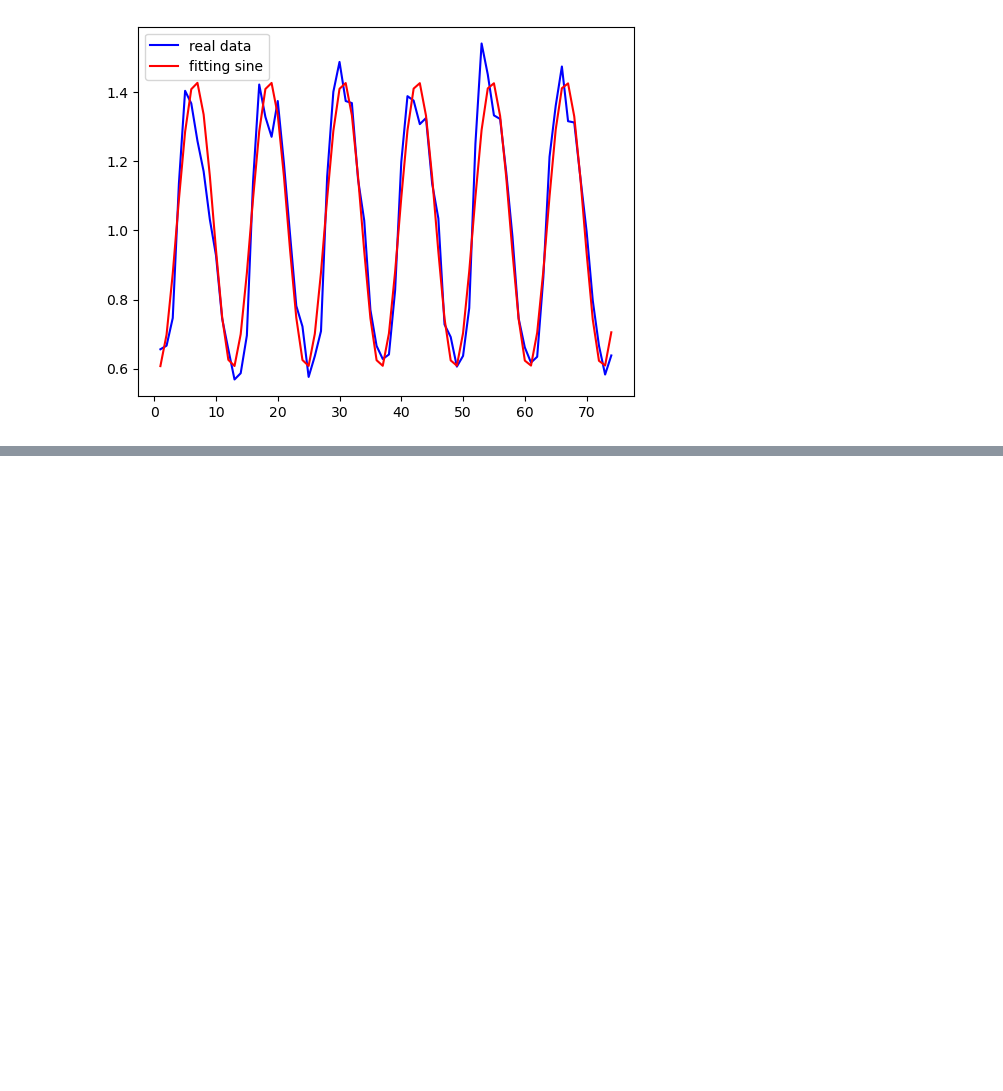
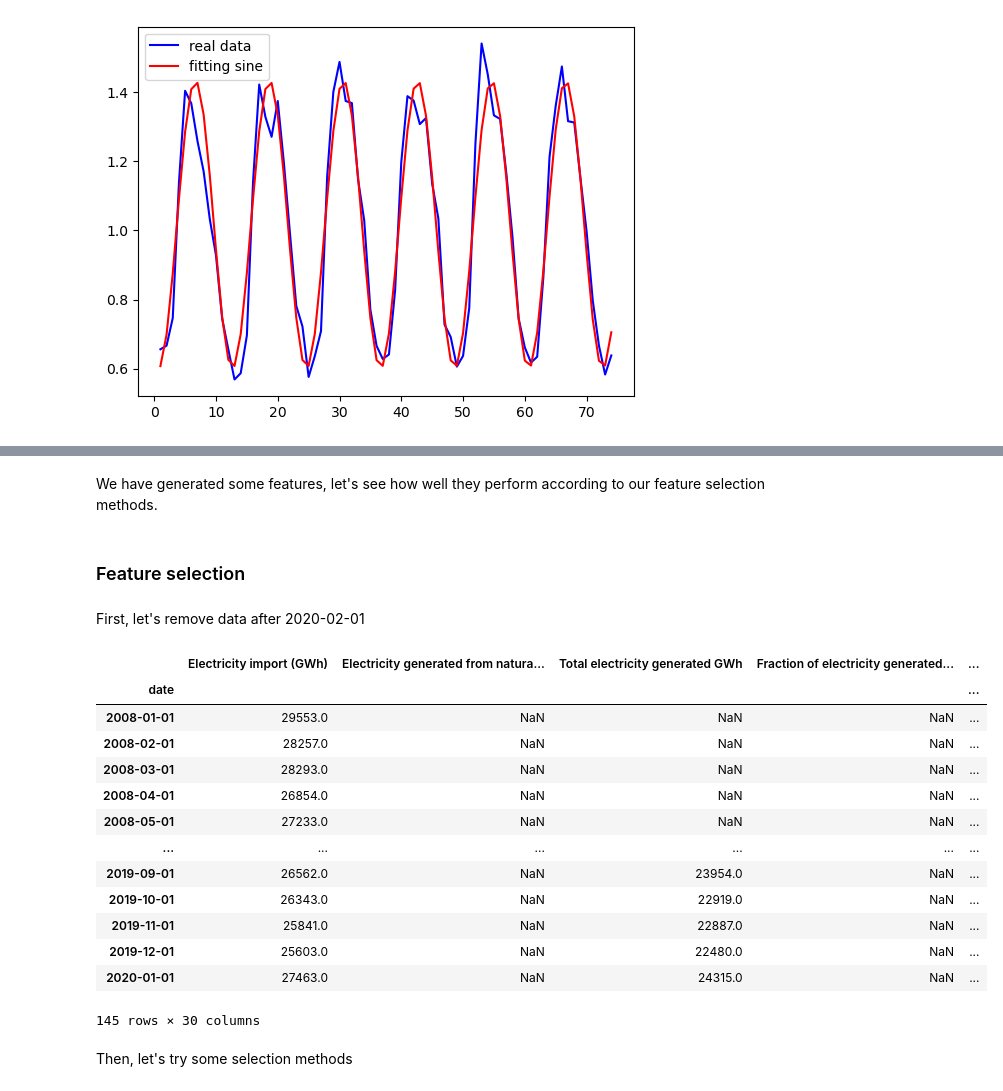
Before and after one commit to gaya22/Project_3_SEne, a Jupyter notebook: 04_feature_selection.ipynb, the cells around one changed output, grey strips where cells are left out. Drawn from its saved outputs; the diff is of its cells as text; code cells hidden in the pictures; blank space fills up the shorter version.

```diff
--- a/04_feature_selection.ipynb
+++ b/04_feature_selection.ipynb
@@ -263,0 +309,26 @@ IndexError: index 16 is out of bounds for axis 0 with size 16
+# %% [markdown]
+We have generated some features, let's see how well they perform according to our feature selection methods.
+# %% [markdown]
+### Feature selection
+# %% [markdown]
+First, let's remove data after 2020-02-01
+# %%
+dfIT = dfIT[dfIT.index < '2020-02-01']
+display(dfIT)
+# %% [output]
+|  | Electricity import (GWh) | Electricity generated from natura... | Total electricity generated GWh | Fraction of electricity generated... | ... |
+| date |  |  |  |  | ... |
+| 2008-01-01 | 29553.0 | NaN | NaN | NaN | ... |
+| 2008-02-01 | 28257.0 | NaN | NaN | NaN | ... |
+| 2008-03-01 | 28293.0 | NaN | NaN | NaN | ... |
+| 2008-04-01 | 26854.0 | NaN | NaN | NaN | ... |
+| 2008-05-01 | 27233.0 | NaN | NaN | NaN | ... |
+| ... | ... | ... | ... | ... | ... |
+| 2019-09-01 | 26562.0 | NaN | 23954.0 | NaN | ... |
+| 2019-10-01 | 26343.0 | NaN | 22919.0 | NaN | ... |
+| 2019-11-01 | 25841.0 | NaN | 22887.0 | NaN | ... |
+| 2019-12-01 | 25603.0 | NaN | 22480.0 | NaN | ... |
+| 2020-01-01 | 27463.0 | NaN | 24315.0 | NaN | ... |
+145 rows × 30 columns
+# %% [markdown]
+Then, let's try some selection methods
```
Also changed, not shown: parts of 16 cells of this notebook.
